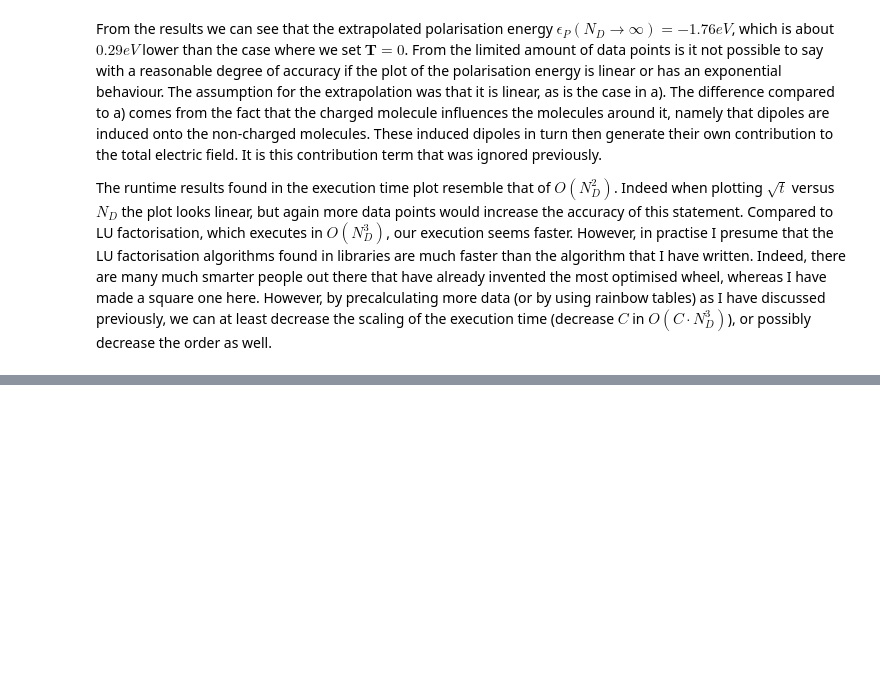
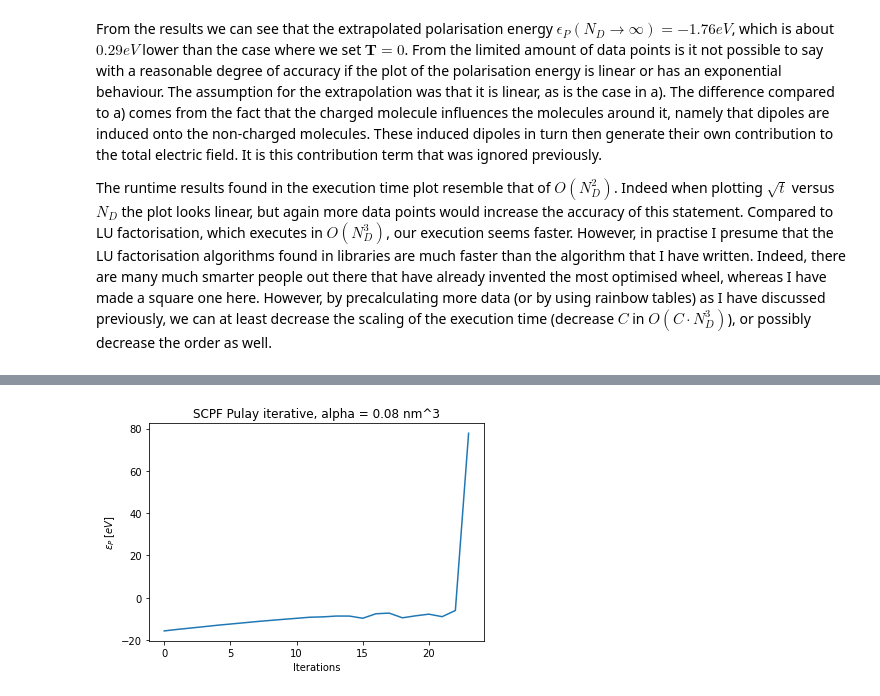
Before and after one commit to KevoSoftworks/mathematical_and_numerical_physics, a Jupyter notebook: part_2/part2.ipynb, the cells around one changed output, grey strips where cells are left out. Drawn from its saved outputs; the diff is of its cells as text; code cells hidden in the pictures; blank space fills up the shorter version.

```diff
--- a/part_2/part2.ipynb
+++ b/part_2/part2.ipynb
@@ -472,0 +546,4 @@ The runtime results found in the execution time plot resemble that of $O(N_D^2)$
+# %%
+pulay(1, 1, 0.08);
+# %% [output]
+[figure, added]
```
Also changed, not shown: parts of 10 cells of this notebook, 2 other files.
